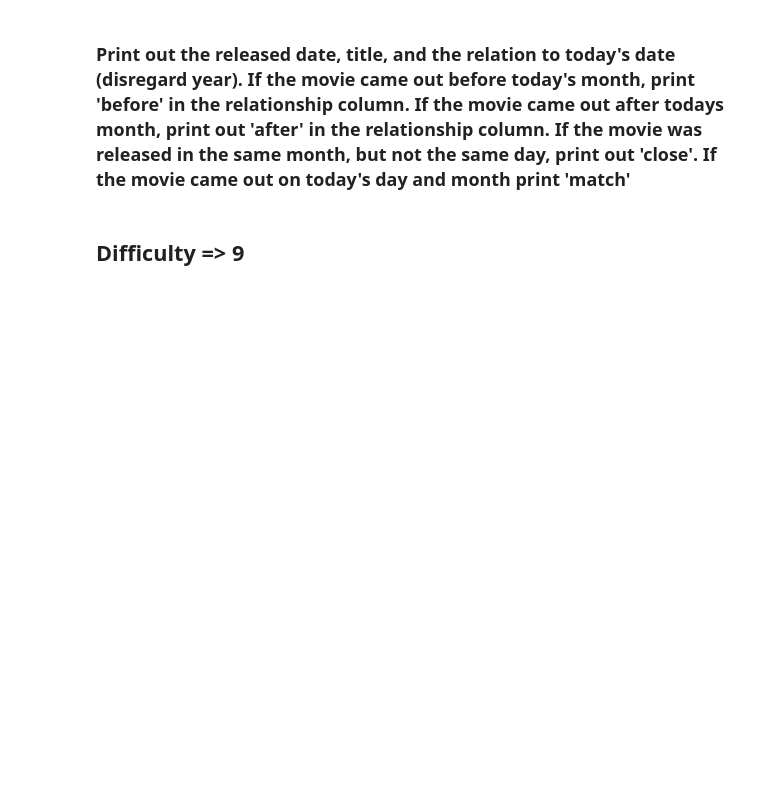
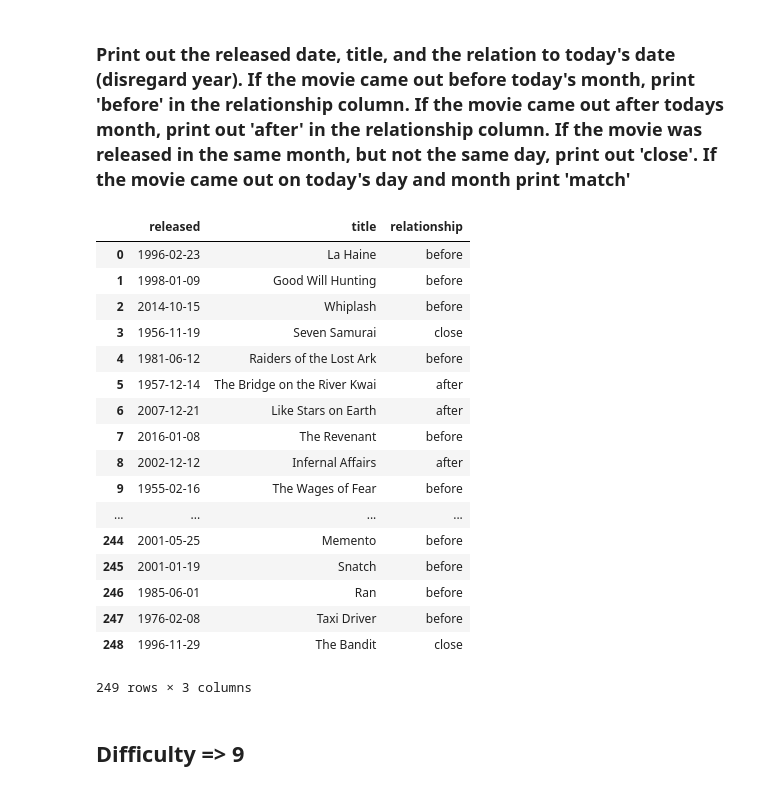
Before and after one commit to shetty83/dsi-sea-week07-1.4, a Jupyter notebook: Advanced SQL Starter.ipynb, the cells around one changed output. Cells and saved outputs as stored; diff of their text form; code cells hidden in the pictures; blank space fills up the shorter version.

```diff
--- a/Advanced SQL Starter.ipynb
+++ b/Advanced SQL Starter.ipynb
@@ -41,5 +210,37 @@ pd.read_sql("SELECT * FROM information_schema.tables;", engine)[:3]
 # %% [markdown]
 ### Print out the released date, title, and the relation to today's date (disregard year). If the movie came out before today's month, print 'before' in the relationship column. If the movie came out after todays month, print out 'after' in the relationship column. If the movie was released in the same month, but not the same day, print out 'close'. If the movie came out on today's day and month print 'match'
+# %%
+pd.read_sql('SELECT released, title, '
+             '( CASE '
+ '  WHEN EXTRACT(MONTH FROM to_date(released,\'YYYY-MM-DD\')) > EXTRACT(MONTH FROM current_date) THEN \'after\' '
+ '  WHEN EXTRACT(MONTH FROM to_date(released,\'YYYY-MM-DD\')) < EXTRACT(MONTH FROM current_date) THEN \'before\' '
+ '  WHEN (EXTRACT(MONTH FROM to_date(released,\'YYYY-MM-DD\')) = EXTRACT(MONTH FROM current_date)) '
+      ' AND (EXTRACT(DAY FROM to_date(released,\'YYYY-MM-DD\')) <> EXTRACT(DAY FROM current_date)) THEN \'close\' '
+ '  WHEN (EXTRACT(MONTH FROM to_date(released,\'YYYY-MM-DD\')) = EXTRACT(MONTH FROM current_date)) '
+      ' AND (EXTRACT(DAY FROM to_date(released,\'YYYY-MM-DD\')) = EXTRACT(DAY FROM current_date)) THEN \'match\' '
+            '  ELSE NULL'
+                '  END) AS relationship '
+            'FROM website_imdb where released <> \'nan\' '
+    '', engine)
+# %% [output]
+|  | released | title | relationship |
+| 0 | 1996-02-23 | La Haine | before |
+| 1 | 1998-01-09 | Good Will Hunting | before |
+| 2 | 2014-10-15 | Whiplash | before |
+| 3 | 1956-11-19 | Seven Samurai | close |
+| 4 | 1981-06-12 | Raiders of the Lost Ark | before |
+| 5 | 1957-12-14 | The Bridge on the River Kwai | after |
+| 6 | 2007-12-21 | Like Stars on Earth | after |
+| 7 | 2016-01-08 | The Revenant | before |
+| 8 | 2002-12-12 | Infernal Affairs | after |
+| 9 | 1955-02-16 | The Wages of Fear | before |
+| ... | ... | ... | ... |
+| 244 | 2001-05-25 | Memento | before |
+| 245 | 2001-01-19 | Snatch | before |
+| 246 | 1985-06-01 | Ran | before |
+| 247 | 1976-02-08 | Taxi Driver | before |
+| 248 | 1996-11-29 | The Bandit | close |
+249 rows × 3 columns
 # %% [markdown]
 ## Difficulty => 9
 # %% [markdown]
```
Also changed, not shown: parts of 17 cells of this notebook.
